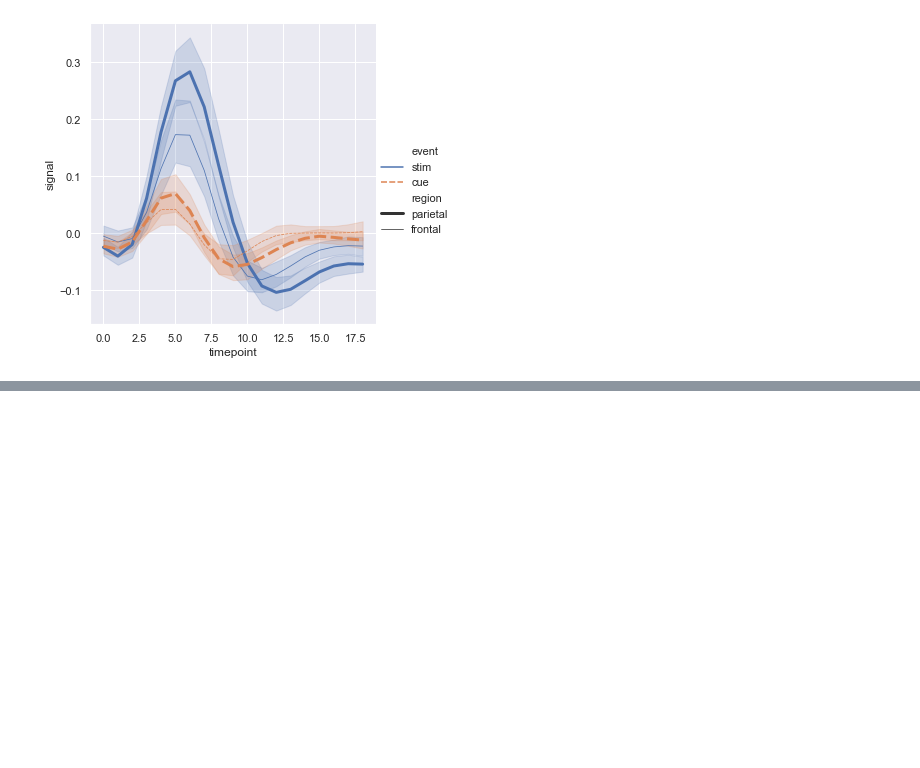
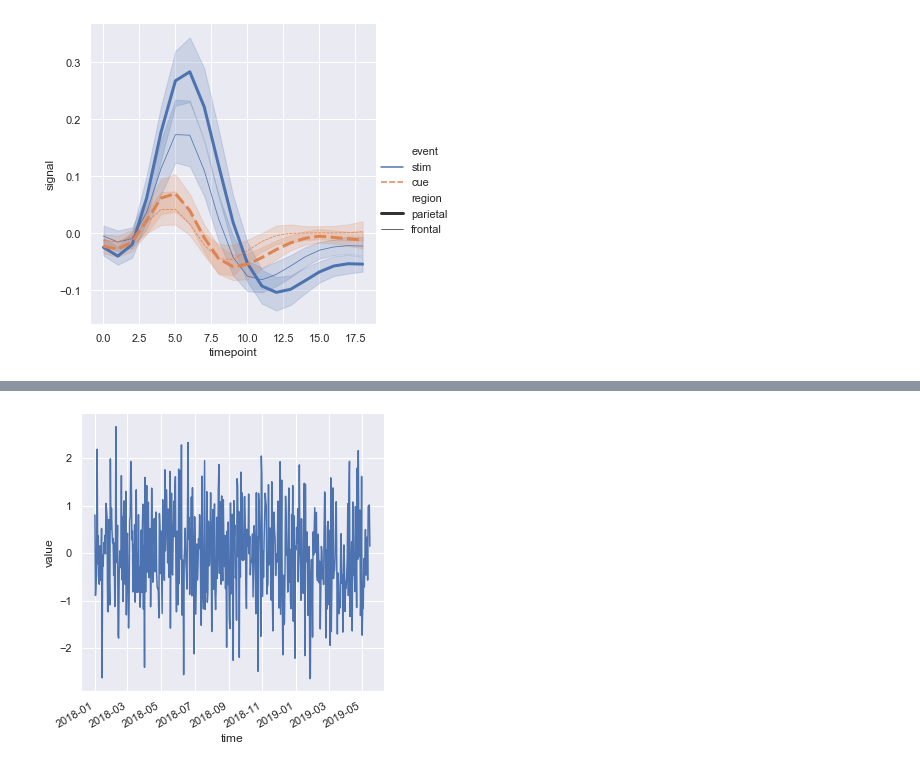
Before and after one commit to KrishnaDesai16/ML-DL, a Jupyter notebook: python/Visualization/seaborn.ipynb, the cells around one changed output, grey strips where cells are left out. Drawn from its saved outputs; the diff is of its cells as text; code cells hidden in the pictures; blank space fills up the shorter version.

```diff
--- a/python/Visualization/seaborn.ipynb
+++ b/python/Visualization/seaborn.ipynb
@@ -122,3 +125,5 @@ sb.relplot(x='timepoint',y='signal',data=fmri,kind='line',hue='event',size='regi
 # %% [output]
 <seaborn.axisgrid.FacetGrid at 0x...>
 [figure]
+# %%
+df1=pd.DataFrame(dict(time=pd.date_range(start='1/1/2018',periods=500),value=randn(500)))
@@ -124,0 +139,5 @@ sb.relplot(x='timepoint',y='signal',data=fmri,kind='line',hue='event',size='regi
+# %%
+g=sb.relplot(x='time',y='value',data=df1,kind='line')
+g.fig.autofmt_xdate()
+# %% [output]
+[figure, added]
```
Also changed, not shown: parts of 8 cells of this notebook.
